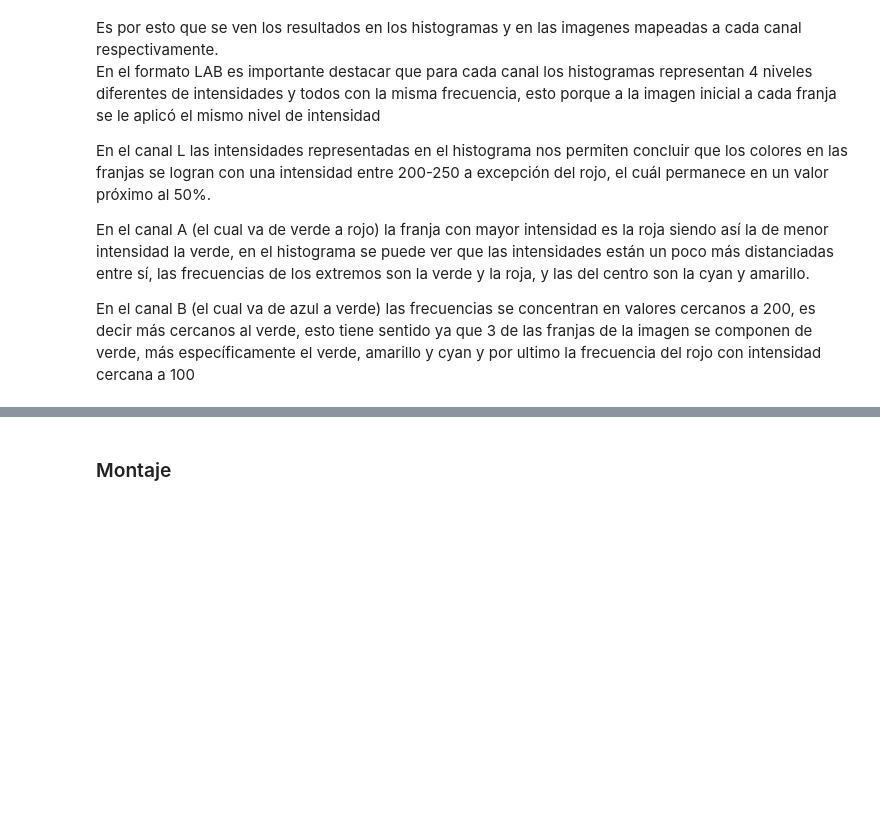
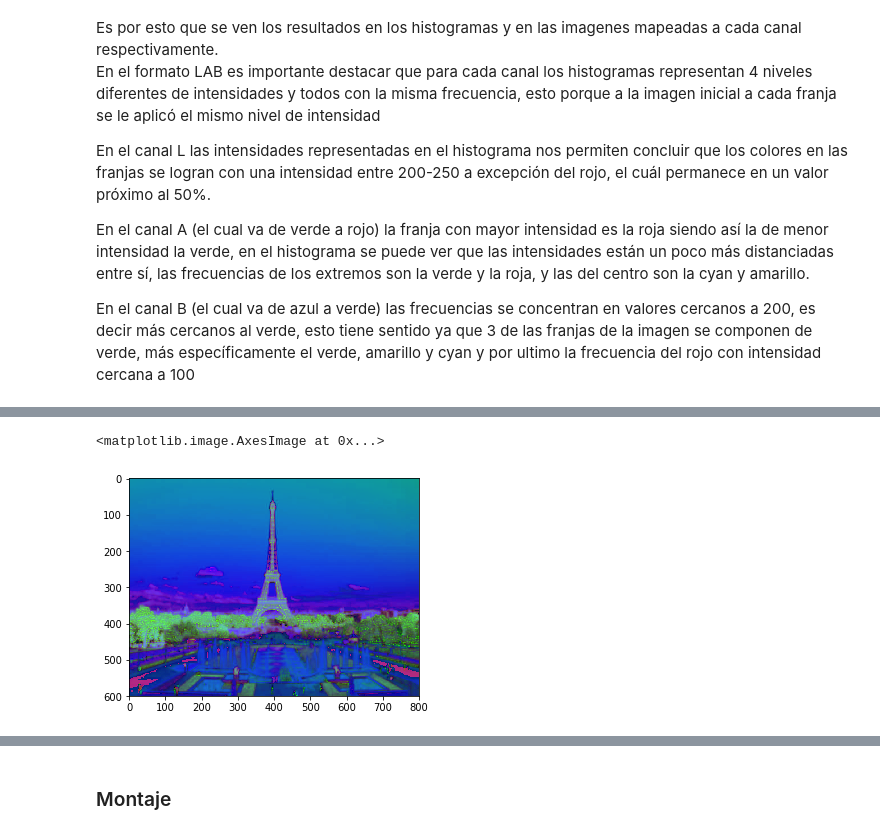
Before and after one commit to saarboledaz/vision_artificial_2019, a Jupyter notebook: Entregable #1.0.ipynb, the cells around one changed output, grey strips where cells are left out. Saved outputs shown, nothing was run; the diff lists cells and outputs as text; code cells hidden in the pictures; blank space fills up the shorter version.

```diff
--- a/Entregable #1.0.ipynb
+++ b/Entregable #1.0.ipynb
@@ -112,0 +140,6 @@ En el canal B (el cual va de azul a verde) las frecuencias se concentran en valo
+# %%
+img_HSV = cv2.cvtColor(resized, cv2.COLOR_BGR2HSV) #Cambiar al modelo HSV
+plt.imshow(img_HSV)
+# %% [output]
+<matplotlib.image.AxesImage at 0x...>
+[figure, added]
```
Also changed, not shown: parts of 15 cells of this notebook, 1 other file.
